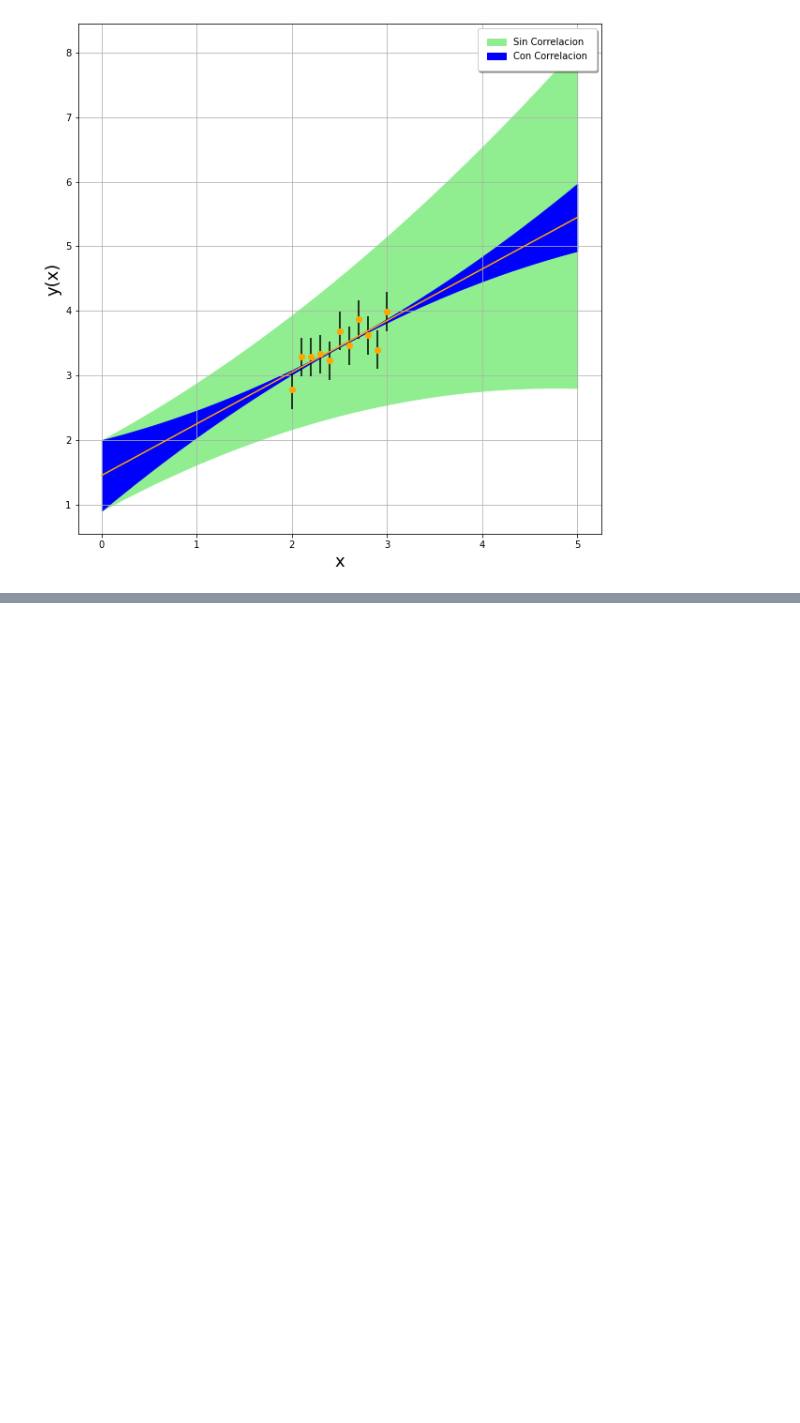
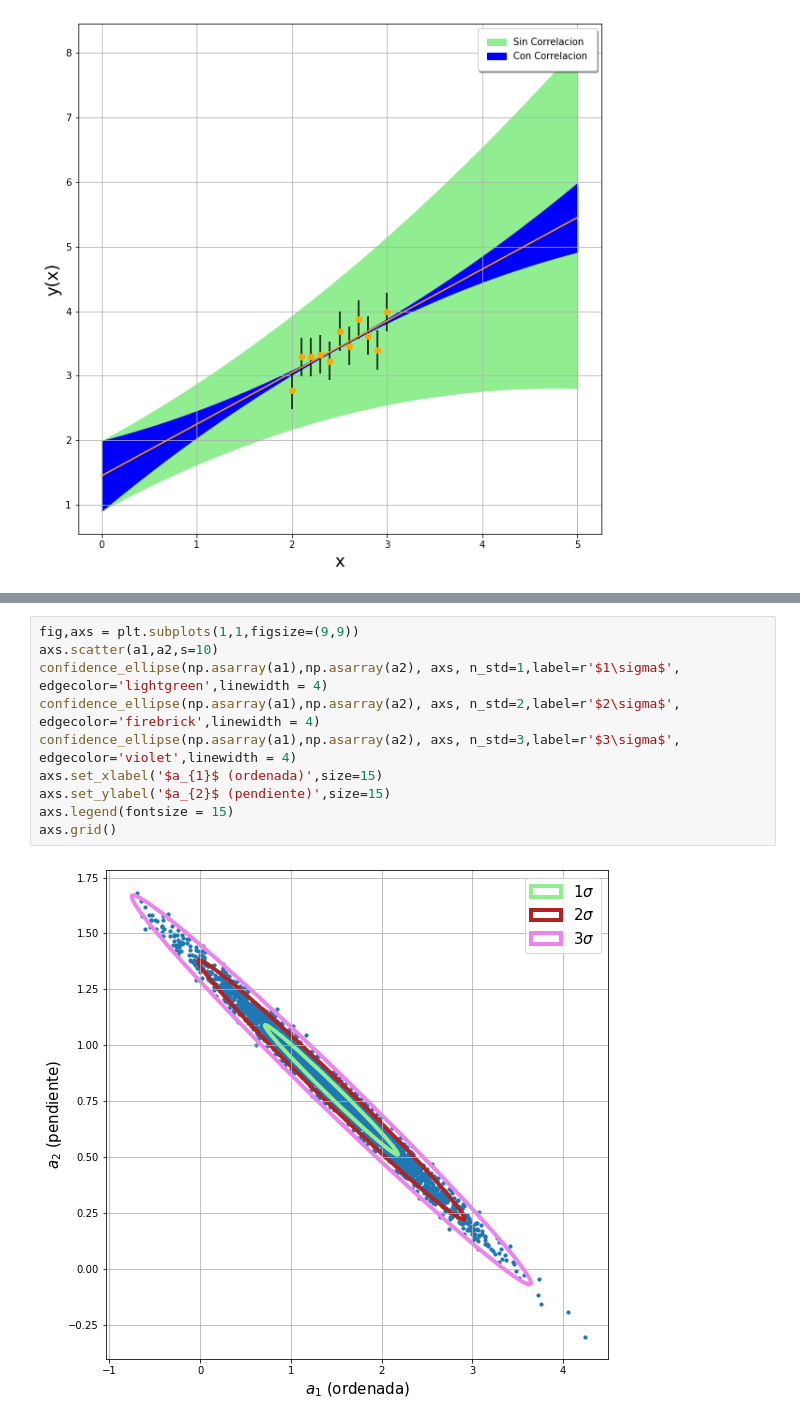
Before and after one commit to alexispacek/lab, a Jupyter notebook: Primer ejercicio lab7.ipynb, the cells around one changed output, grey strips where cells are left out. Saved outputs shown, nothing was run; the diff lists cells and outputs as text; blank space fills up the shorter version.

```diff
--- a/Primer ejercicio lab7.ipynb
+++ b/Primer ejercicio lab7.ipynb
@@ -106,0 +161,12 @@ _make_ellipse(mean,cov_matrix,fig)
+# %%
+fig,axs = plt.subplots(1,1,figsize=(9,9))
+axs.scatter(a1,a2,s=10)
+confidence_ellipse(np.asarray(a1),np.asarray(a2), axs, n_std=1,label=r'$1\sigma$', edgecolor='lightgreen',linewidth = 4)
+confidence_ellipse(np.asarray(a1),np.asarray(a2), axs, n_std=2,label=r'$2\sigma$', edgecolor='firebrick',linewidth = 4)
+confidence_ellipse(np.asarray(a1),np.asarray(a2), axs, n_std=3,label=r'$3\sigma$', edgecolor='violet',linewidth = 4)
+axs.set_xlabel('$a_{1}$ (ordenada)',size=15)
+axs.set_ylabel('$a_{2}$ (pendiente)',size=15)
+axs.legend(fontsize = 15)
+axs.grid()
+# %% [output]
+[figure, added]
```
Also changed, not shown: parts of 6 cells of this notebook.
